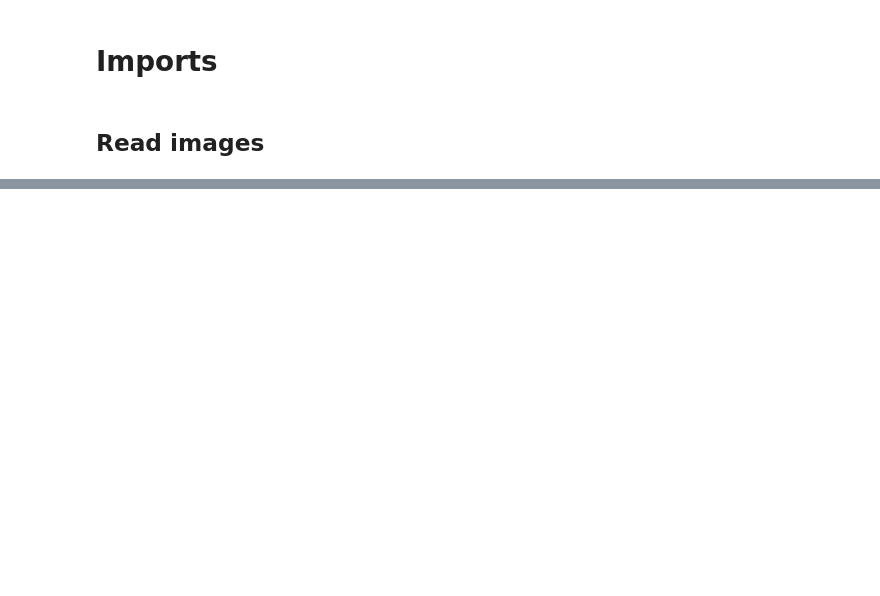
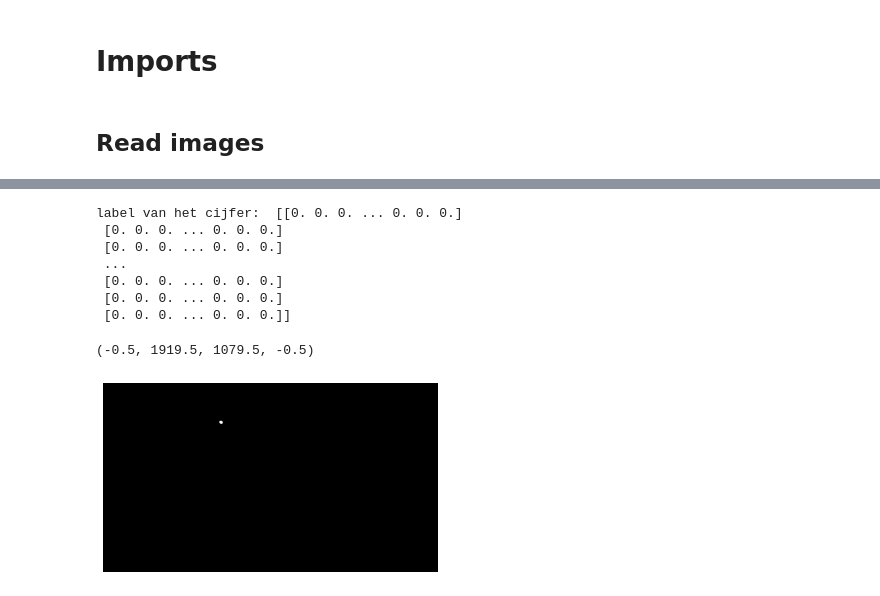
Before and after one commit to DLC-G3/goal-detection, a Jupyter notebook: doelpunt_cam_4.ipynb, the cells around one changed output, grey strips where cells are left out. Drawn from its saved outputs; the diff is of its cells as text; code cells hidden in the pictures; blank space fills up the shorter version.

```diff
--- a/doelpunt_cam_4.ipynb
+++ b/doelpunt_cam_4.ipynb
@@ -81,0 +163,15 @@ frame99.jpg
+# %%
+
+print('label van het cijfer: ',y_train[image_index])
+plt.imshow(y_train[image_index],cmap = 'gray')
+plt.axis('off')
+# %% [output]
+label van het cijfer:  [[0. 0. 0. ... 0. 0. 0.]
+ [0. 0. 0. ... 0. 0. 0.]
+ [0. 0. 0. ... 0. 0. 0.]
+ ...
+ [0. 0. 0. ... 0. 0. 0.]
+ [0. 0. 0. ... 0. 0. 0.]
+ [0. 0. 0. ... 0. 0. 0.]]
+(-0.5, 1919.5, 1079.5, -0.5)
+[figure, added]
```
Also changed, not shown: parts of 15 cells of this notebook, 4 other files.
